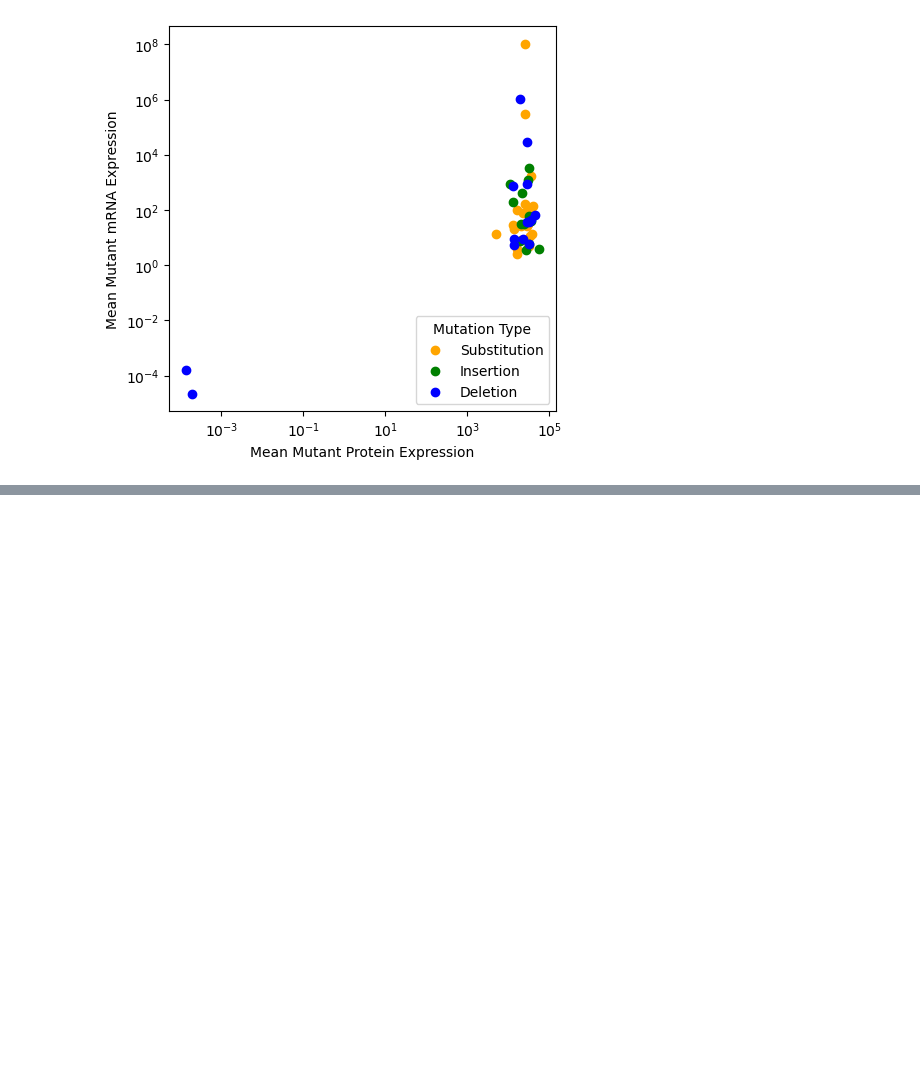
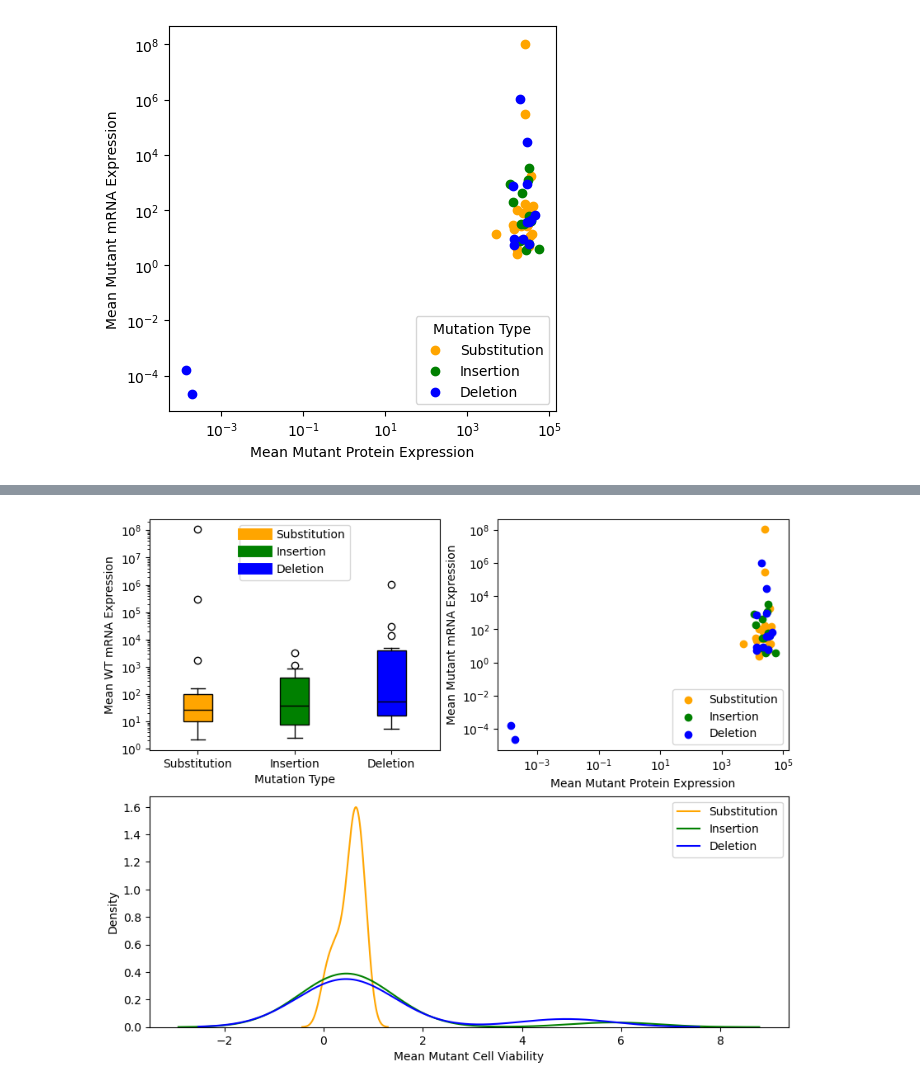
Before and after one commit to eileencalantz/BioComp-Report, a Jupyter notebook: Report 2.ipynb, the cells around one changed output, grey strips where cells are left out. Cells and saved outputs as stored; diff of their text form; code cells hidden in the pictures; blank space fills up the shorter version.

```diff
--- a/Report 2.ipynb
+++ b/Report 2.ipynb
@@ -230,0 +260,48 @@ plt.show()
+# %%
+fig, ax = plt.subplot_mosaic([["box", "scatter"], ["kde", "kde"]], figsize=(10, 8))
+
+group_labels = ["Substitution", "Insertion", "Deletion"]
+colors = ["orange", "green", "blue"]
+
+#boxplot
+box_data = [df[df["Mutation_Type"] == label]["mRNA_Exp_WT_Avg"] for label in group_labels]
+bp = ax["box"].boxplot(box_data, tick_labels=group_labels, patch_artist=True)
+
+for patch, color in zip(bp["boxes"], colors): patch.set_facecolor(color)
+for item in bp["medians"]: item.set_color("black")
+
+legend = [plt.Line2D([0], [0], color=c, lw=10, label=l) for c, l in zip(colors, group_labels)]
+ax["box"].legend(handles=legend, loc="upper center")
+ax["box"].set_xlabel("Mutation Type")
+ax["box"].set_ylabel("Mean WT mRNA Expression")
+ax["box"].set_yscale("log")
+
+#scatterplot
+for mutation, color in zip(group_labels, colors):
+    subset = df[df["Mutation_Type"] == mutation]
+    ax["scatter"].scatter(
+        subset["Protein_Exp_Mut_Avg"],
+        subset["mRNA_Exp_Mut_Avg"],
+        label=mutation,
+        color=color)
+
+ax["scatter"].set_xlabel("Mean Mutant Protein Expression")
+ax["scatter"].set_ylabel("Mean Mutant mRNA Expression")
+ax["scatter"].set_xscale("log")
+ax["scatter"].set_yscale("log")
+ax["scatter"].legend(loc="lower right")
+
+#KD plot
+for mutation, color in zip(group_labels, colors):
+    subset = df[df["Mutation_Type"] == mutation]["CellViability_Mut_Avg"]
+    if len(subset) > 1:
+        subset.plot(kind="kde", ax=ax["kde"], label=mutation, color=color)
+
+ax["kde"].set_xlabel("Mean Mutant Cell Viability")
+ax["kde"].set_ylabel("Density")
+ax["kde"].legend()
+ax["kde"].set_ylim(bottom=0)
+
+plt.show()
+# %% [output]
+[figure, added]
```
Also changed, not shown: parts of 4 cells of this notebook.
